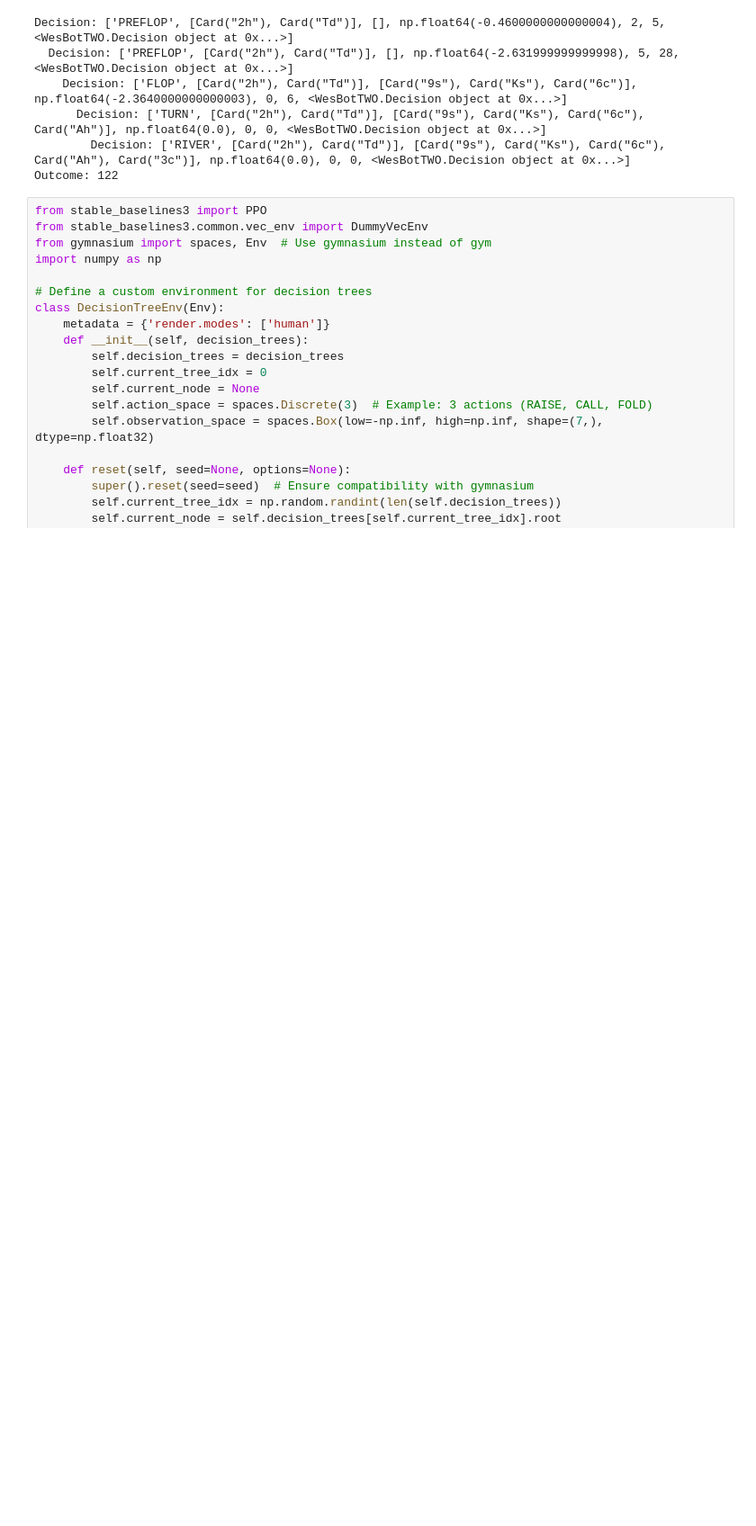
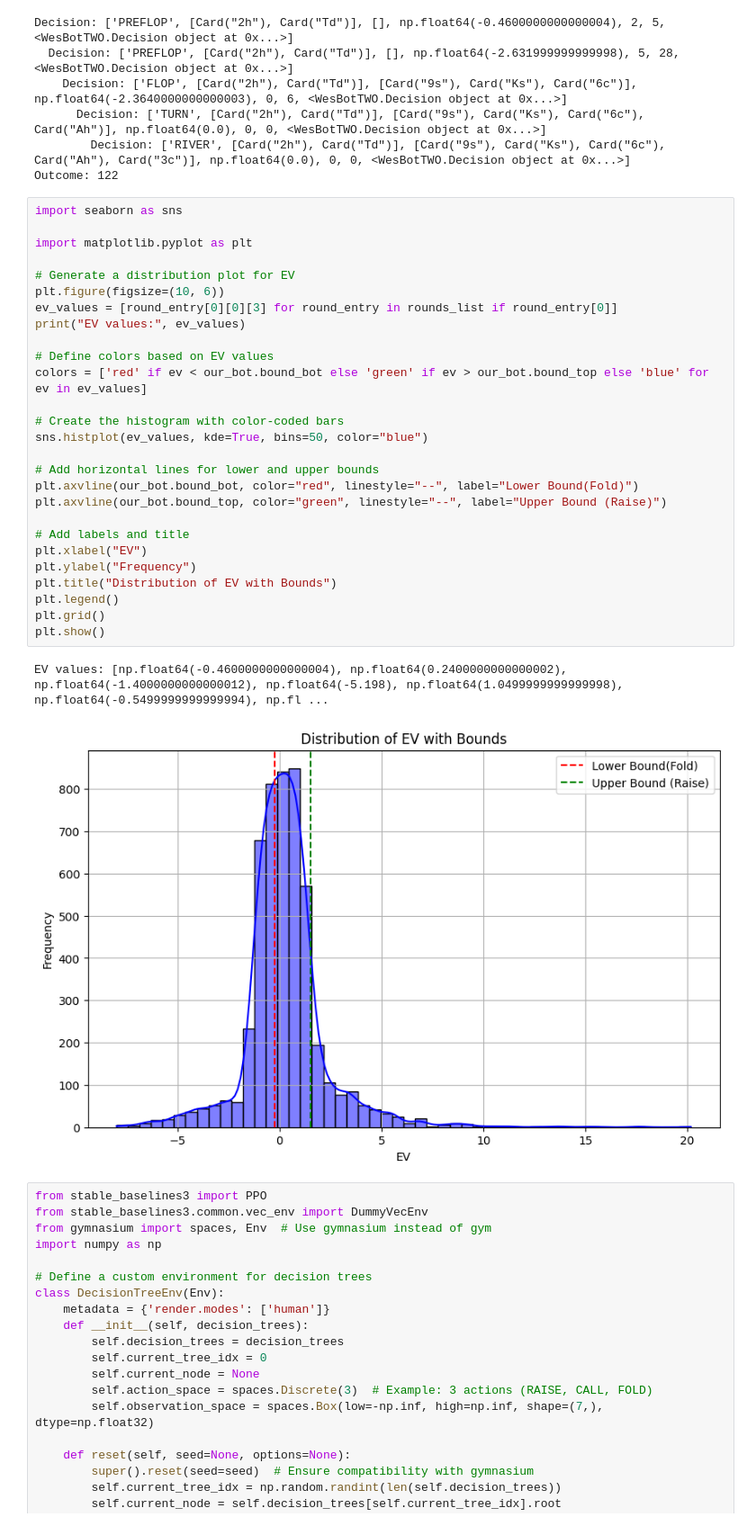
Before and after one commit to Tanish-Thaker/STAT-421-Poker-Project, a Jupyter notebook: WesGenerateData.ipynb, the cells around one changed output. Shown at 90% size. Saved outputs shown, nothing was run; the diff lists cells and outputs as text; blank space fills up the shorter version.

```diff
--- a/WesGenerateData.ipynb
+++ b/WesGenerateData.ipynb
@@ -185,6 +202,36 @@ Decision: ['PREFLOP', [Card("2h"), Card("Td")], [], np.float64(-0.46000000000000
       Decision: ['TURN', [Card("2h"), Card("Td")], [Card("9s"), Card("Ks"), Card("6c"), Card("Ah")], np.float64(0.0), 0, 0, <WesBotTWO.Decision object at 0x...>]
         Decision: ['RIVER', [Card("2h"), Card("Td")], [Card("9s"), Card("Ks"), Card("6c"), Card("Ah"), Card("3c")], np.float64(0.0), 0, 0, <WesBotTWO.Decision object at 0x...>]
 Outcome: 122
+# %%
+import seaborn as sns
+
+import matplotlib.pyplot as plt
+
+# Generate a distribution plot for EV
+plt.figure(figsize=(10, 6))
+ev_values = [round_entry[0][0][3] for round_entry in rounds_list if round_entry[0]]
+print("EV values:", ev_values)
+
+# Define colors based on EV values
+colors = ['red' if ev < our_bot.bound_bot else 'green' if ev > our_bot.bound_top else 'blue' for ev in ev_values]
+
+# Create the histogram with color-coded bars
+sns.histplot(ev_values, kde=True, bins=50, color="blue")
+
+# Add horizontal lines for lower and upper bounds
+plt.axvline(our_bot.bound_bot, color="red", linestyle="--", label="Lower Bound(Fold)")
+plt.axvline(our_bot.bound_top, color="green", linestyle="--", label="Upper Bound (Raise)")
+
+# Add labels and title
+plt.xlabel("EV")
+plt.ylabel("Frequency")
+plt.title("Distribution of EV with Bounds")
+plt.legend()
+plt.grid()
+plt.show()
+# %% [output]
+EV values: [np.float64(-0.4600000000000004), np.float64(0.2400000000000002), np.float64(-1.4000000000000012), np.float64(-5.198), np.float64(1.0499999999999998), np.float64(-0.5499999999999994), np.fl ...
+[figure, added]
 # %%
 from stable_baselines3 import PPO
 from stable_baselines3.common.vec_env import DummyVecEnv
```
Also changed, not shown: parts of 1 cell of this notebook.
